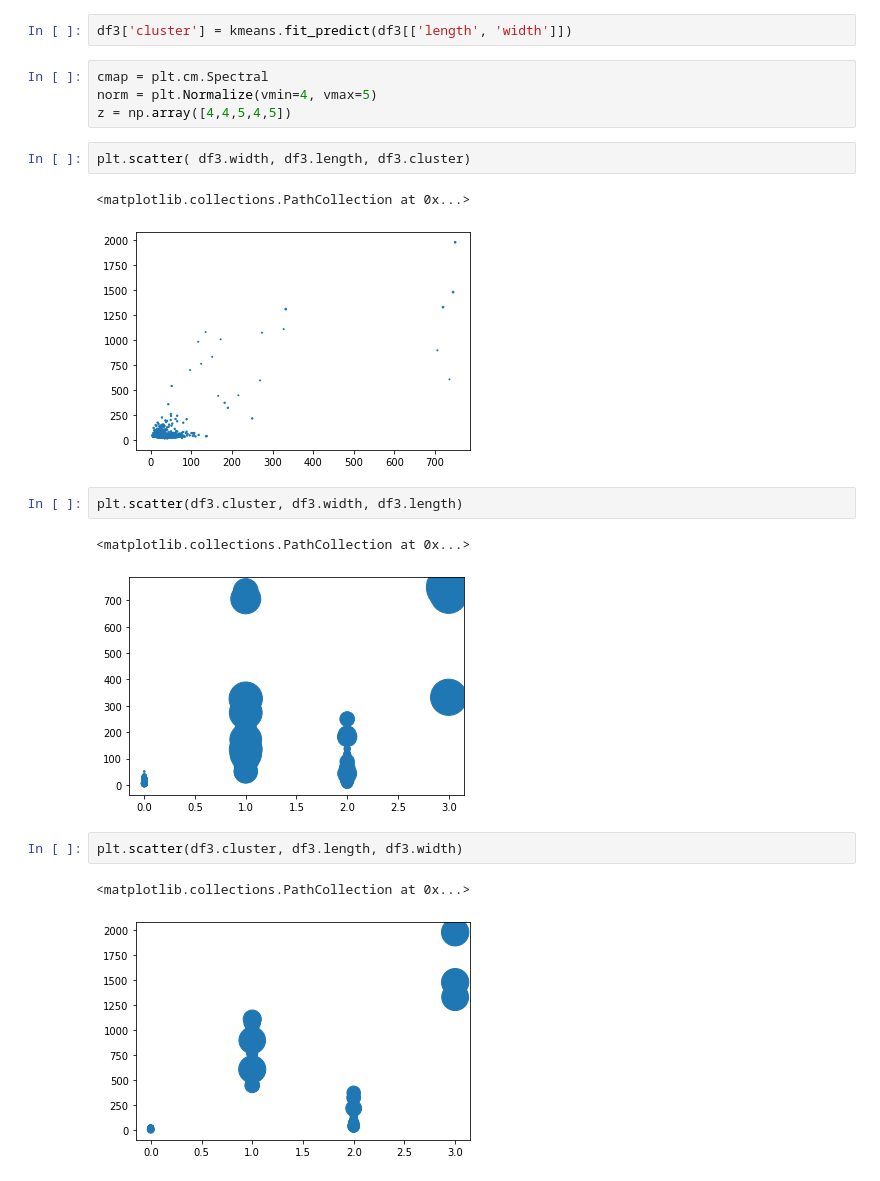
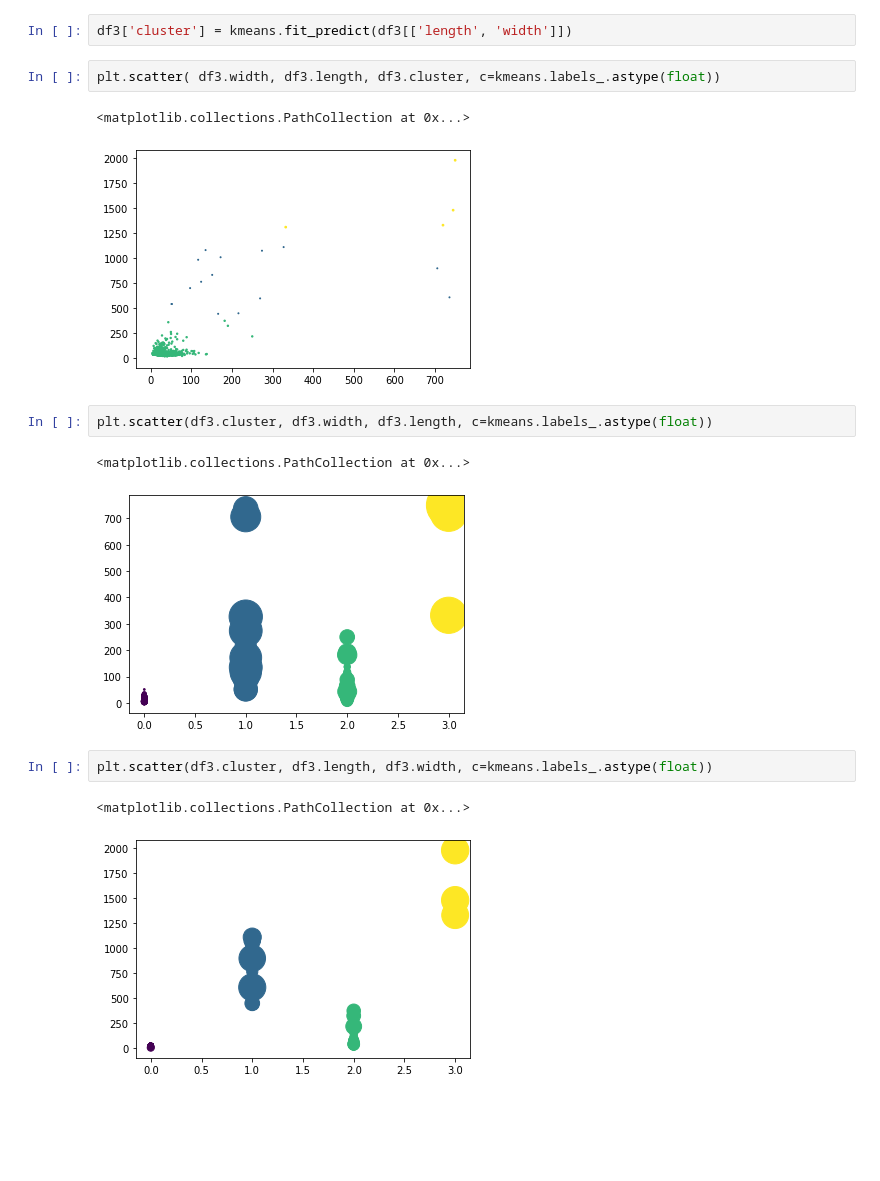
Before and after one commit to loustephjones/Solo-dino-project-DSPT7, a Jupyter notebook: new_start.ipynb, the cells around one changed output. Drawn from its saved outputs; the diff is of its cells as text; blank space fills up the shorter version.

```diff
--- a/new_start.ipynb
+++ b/new_start.ipynb
@@ -348,22 +348,18 @@ From this graph, the optimal number of clusters looks to be around 4.
 kmeans = KMeans(n_clusters=4, random_state = 0).fit(df3)
 # %%
 df3['cluster'] = kmeans.fit_predict(df3[['length', 'width']])
-# %%
-cmap = plt.cm.Spectral
-norm = plt.Normalize(vmin=4, vmax=5)
-z = np.array([4,4,5,4,5])
 # %%
-plt.scatter( df3.width, df3.length, df3.cluster)
+plt.scatter( df3.width, df3.length, df3.cluster, c=kmeans.labels_.astype(float))
 # %% [output]
 <matplotlib.collections.PathCollection at 0x...>
-[figure, old version]
+[figure, new version]
 # %%
-plt.scatter(df3.cluster, df3.width, df3.length)
+plt.scatter(df3.cluster, df3.width, df3.length, c=kmeans.labels_.astype(float))
 # %% [output]
 <matplotlib.collections.PathCollection at 0x...>
-[figure, old version]
+[figure, new version]
 # %%
-plt.scatter(df3.cluster, df3.length, df3.width)
+plt.scatter(df3.cluster, df3.length, df3.width, c=kmeans.labels_.astype(float))
 # %% [output]
 <matplotlib.collections.PathCollection at 0x...>
-[figure, old version]
+[figure, new version]
```
